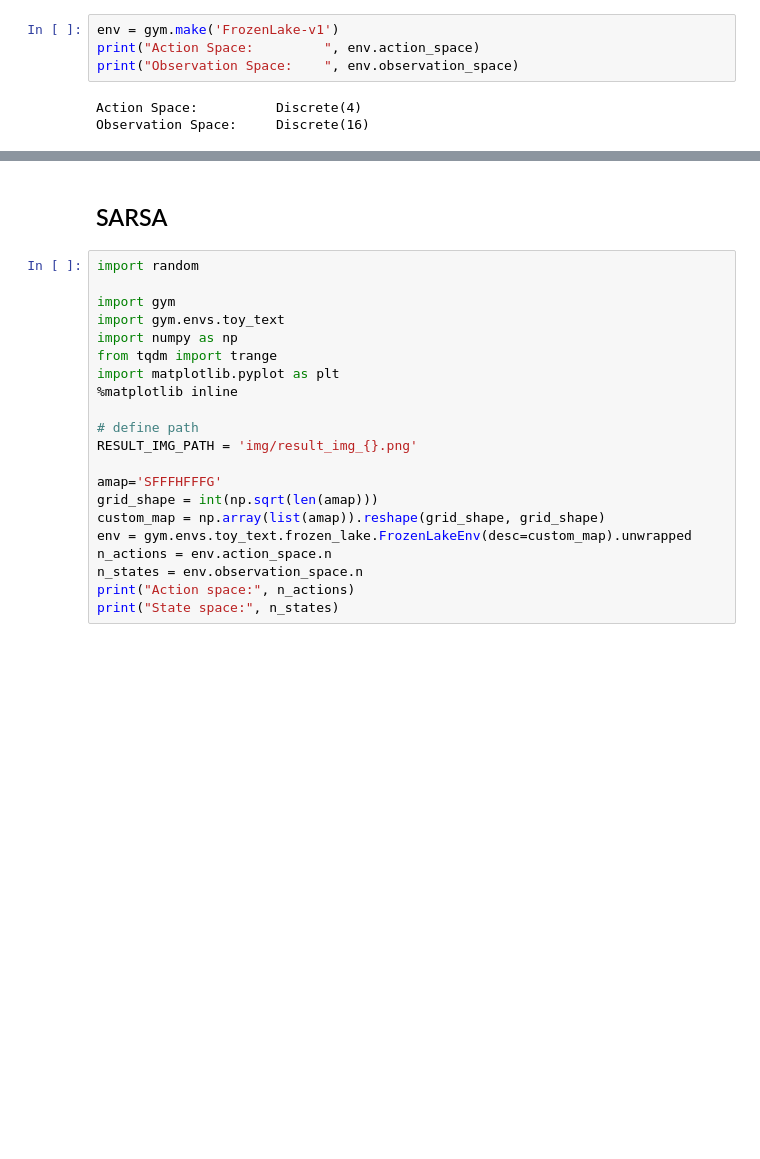
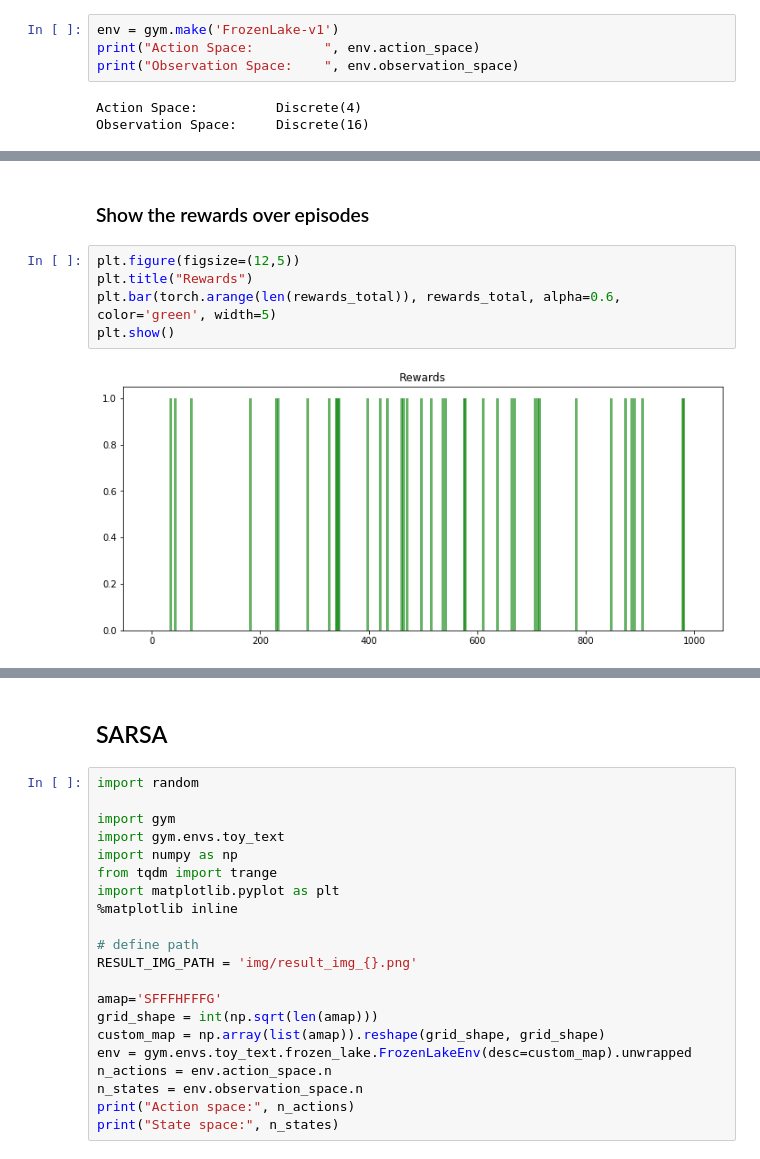
Before and after one commit to iry47/taxi_driver, a Jupyter notebook: docs/bootstrap/ryan_bootstrap.ipynb, the cells around one changed output, grey strips where cells are left out. Cells and saved outputs as stored; diff of their text form; blank space fills up the shorter version.

```diff
--- a/docs/bootstrap/ryan_bootstrap.ipynb
+++ b/docs/bootstrap/ryan_bootstrap.ipynb
@@ -155,0 +186,9 @@ Episode: 990 Reward: 0.0 Steps Taken: 5
+# %% [markdown]
+### Show the rewards over episodes
+# %%
+plt.figure(figsize=(12,5))
+plt.title("Rewards")
+plt.bar(torch.arange(len(rewards_total)), rewards_total, alpha=0.6, color='green', width=5)
+plt.show()
+# %% [output]
+[figure, added]
```
Also changed, not shown: parts of 8 cells of this notebook, 1 other file.
